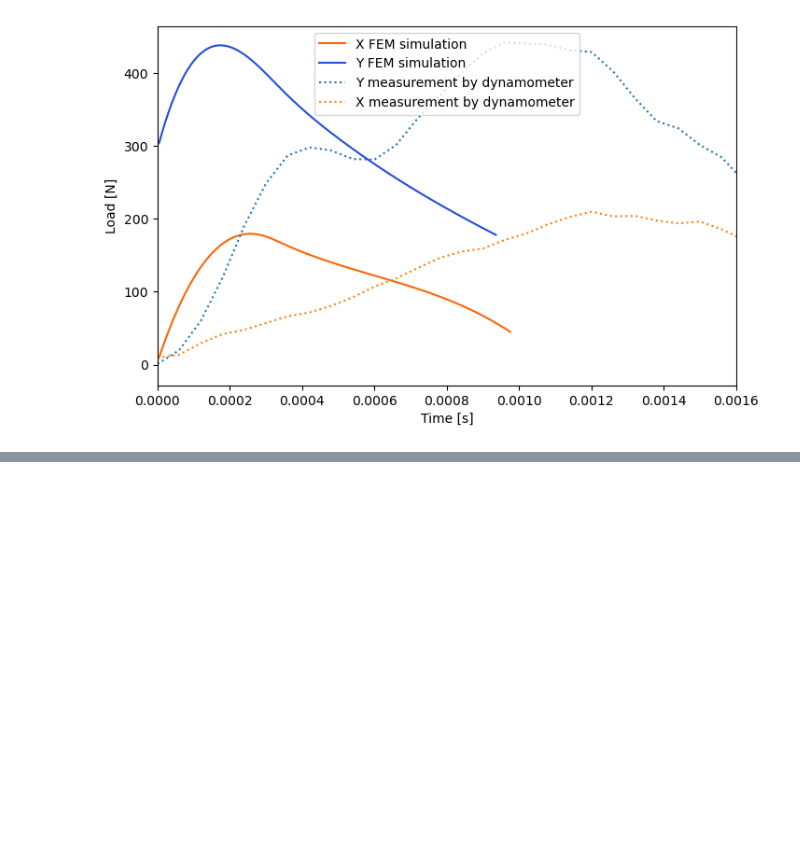
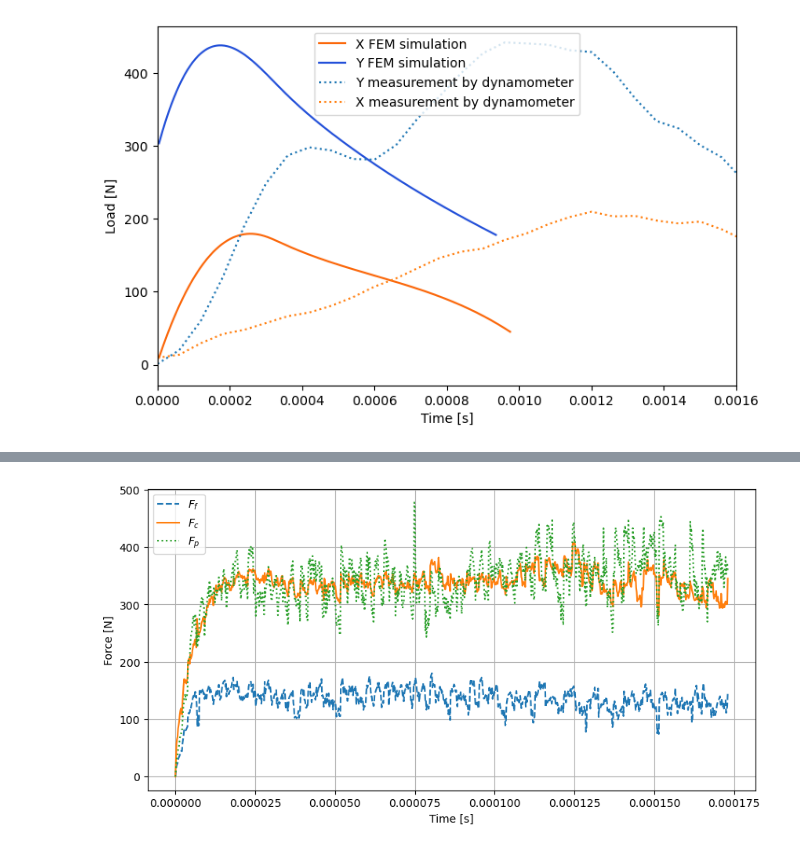
Before and after one commit to martinnecpal/MODELOVANIE-MTF, a Jupyter notebook: dataworiking/import_deform.ipynb, the cells around one changed output, grey strips where cells are left out. Cells and saved outputs as stored; diff of their text form; code cells hidden in the pictures; blank space fills up the shorter version.

```diff
--- a/dataworiking/import_deform.ipynb
+++ b/dataworiking/import_deform.ipynb
@@ -186,0 +222,21 @@ plt.savefig('compare_loads.png')
+# %%
+# List of text files to process
+file_names = ["x.txt", "y.txt", "z.txt"]
+
+# Empty dictionary to store data
+dataframes = []
+
+# Read each file
+for i, file in enumerate(file_names):
+    df = pd.read_csv(file, sep="\t", skiprows=3, header=None, names=["Index", f"Value_{i+1}"])
+    df.set_index("Index", inplace=True)  # Set the first column as index
+    dataframes.append(df)
+
+# Merge all files based on the index
+final_df = pd.concat(dataframes, axis=1)
+
+# Save to CSV
+final_df.to_csv("merged_data.csv")
+
+# Show result
+print(final_df.head())  # Display first few rows
@@ -186,0 +251,20 @@ plt.savefig('compare_loads.png')
+# %%
+# Plot the data
+plt.figure(figsize=(10, 5))
+linestyles = ["--", "-", ":"]
+
+for i, column in enumerate(final_df.columns):
+    plt.plot(final_df.index, final_df[column], linestyle=linestyles[i % len(linestyles)], label=column)
+
+# Formatting
+plt.xlabel("Time [s]")
+plt.ylabel("Force [N]")
+
+plt.legend(['$F_f$','$F_c$','$F_p$'])
+plt.grid(True)
+
+# Show the plot
+plt.savefig('Cutting forcess.png')
+plt.show()
+# %% [output]
+[figure, added]
```
Also changed, not shown: parts of 6 cells of this notebook, 10 other files.
